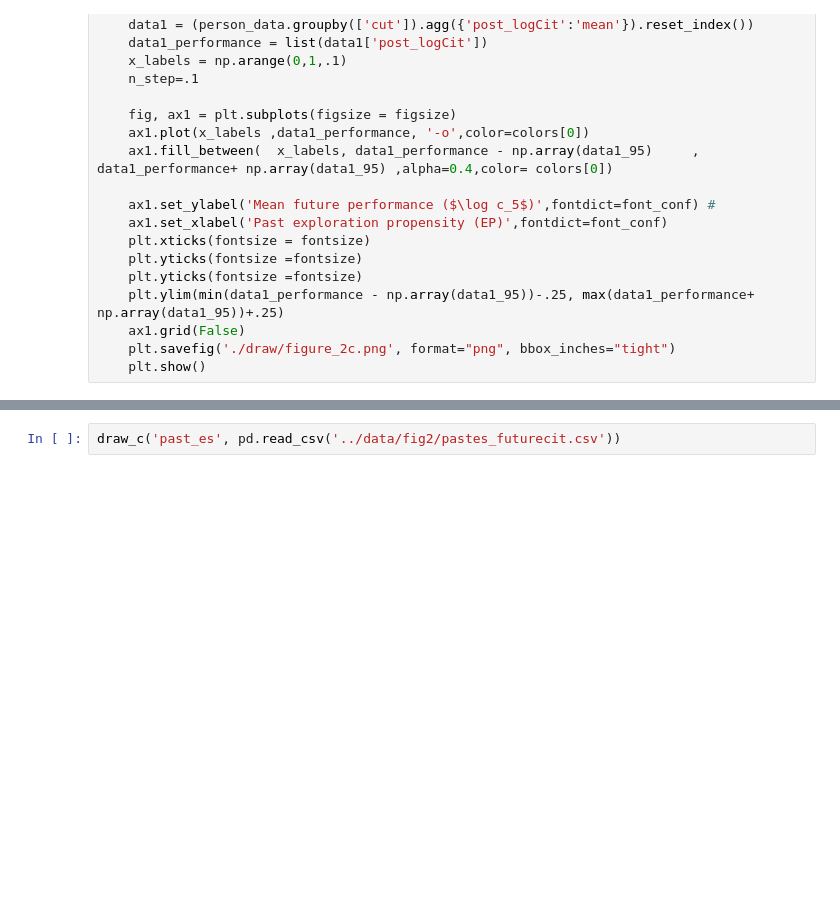
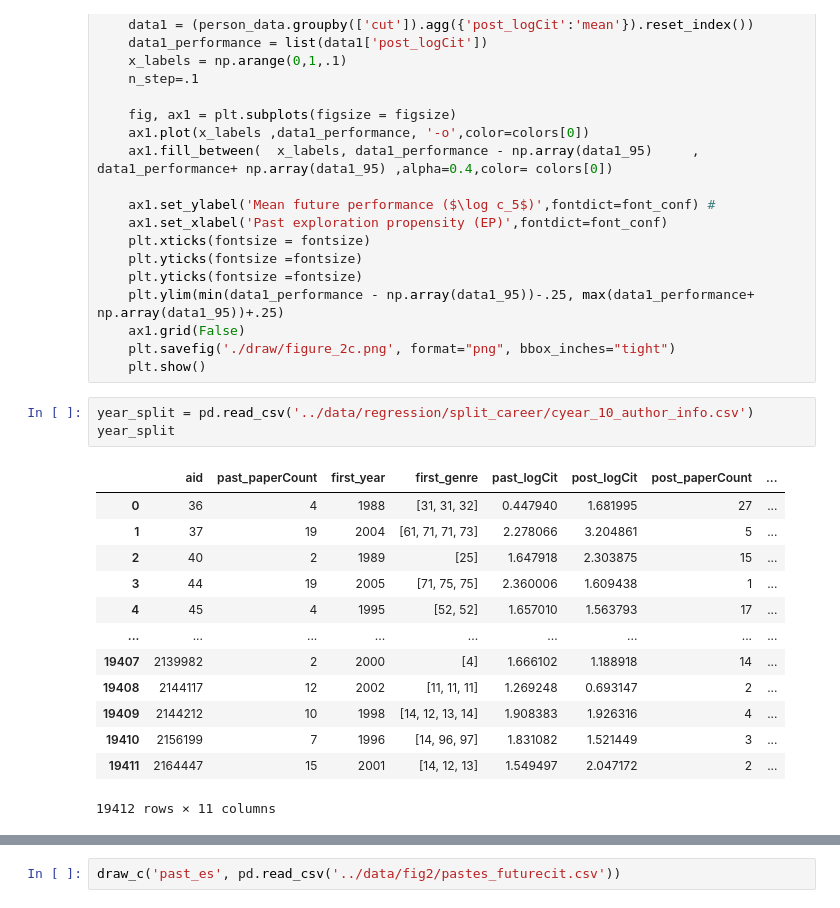
Before and after one commit to cautious-explorers/cautious_explorers_code, a Jupyter notebook: code/2_interplays.ipynb, the cells around one changed output, grey strips where cells are left out. Saved outputs shown, nothing was run; the diff lists cells and outputs as text; blank space fills up the shorter version.

```diff
--- a/code/2_interplays.ipynb
+++ b/code/2_interplays.ipynb
@@ -106,3 +152,20 @@ def draw_c(label, person_data):
     ax1.grid(False)
     plt.savefig('./draw/figure_2c.png', format="png", bbox_inches="tight")
     plt.show()
+# %%
+year_split = pd.read_csv('../data/regression/split_career/cyear_10_author_info.csv')
+year_split
+# %% [output]
+|  | aid | past_paperCount | first_year | first_genre | past_logCit | post_logCit | post_paperCount | ... |
+| 0 | 36 | 4 | 1988 | [31, 31, 32] | 0.447940 | 1.681995 | 27 | ... |
+| 1 | 37 | 19 | 2004 | [61, 71, 71, 73] | 2.278066 | 3.204861 | 5 | ... |
+| 2 | 40 | 2 | 1989 | [25] | 1.647918 | 2.303875 | 15 | ... |
+| 3 | 44 | 19 | 2005 | [71, 75, 75] | 2.360006 | 1.609438 | 1 | ... |
+| 4 | 45 | 4 | 1995 | [52, 52] | 1.657010 | 1.563793 | 17 | ... |
+| ... | ... | ... | ... | ... | ... | ... | ... | ... |
+| 19407 | 2139982 | 2 | 2000 | [4] | 1.666102 | 1.188918 | 14 | ... |
+| 19408 | 2144117 | 12 | 2002 | [11, 11, 11] | 1.269248 | 0.693147 | 2 | ... |
+| 19409 | 2144212 | 10 | 1998 | [14, 12, 13, 14] | 1.908383 | 1.926316 | 4 | ... |
+| 19410 | 2156199 | 7 | 1996 | [14, 96, 97] | 1.831082 | 1.521449 | 3 | ... |
+| 19411 | 2164447 | 15 | 2001 | [14, 12, 13] | 1.549497 | 2.047172 | 2 | ... |
+19412 rows × 11 columns
```
Also changed, not shown: parts of 12 cells of this notebook, 5 other files.
